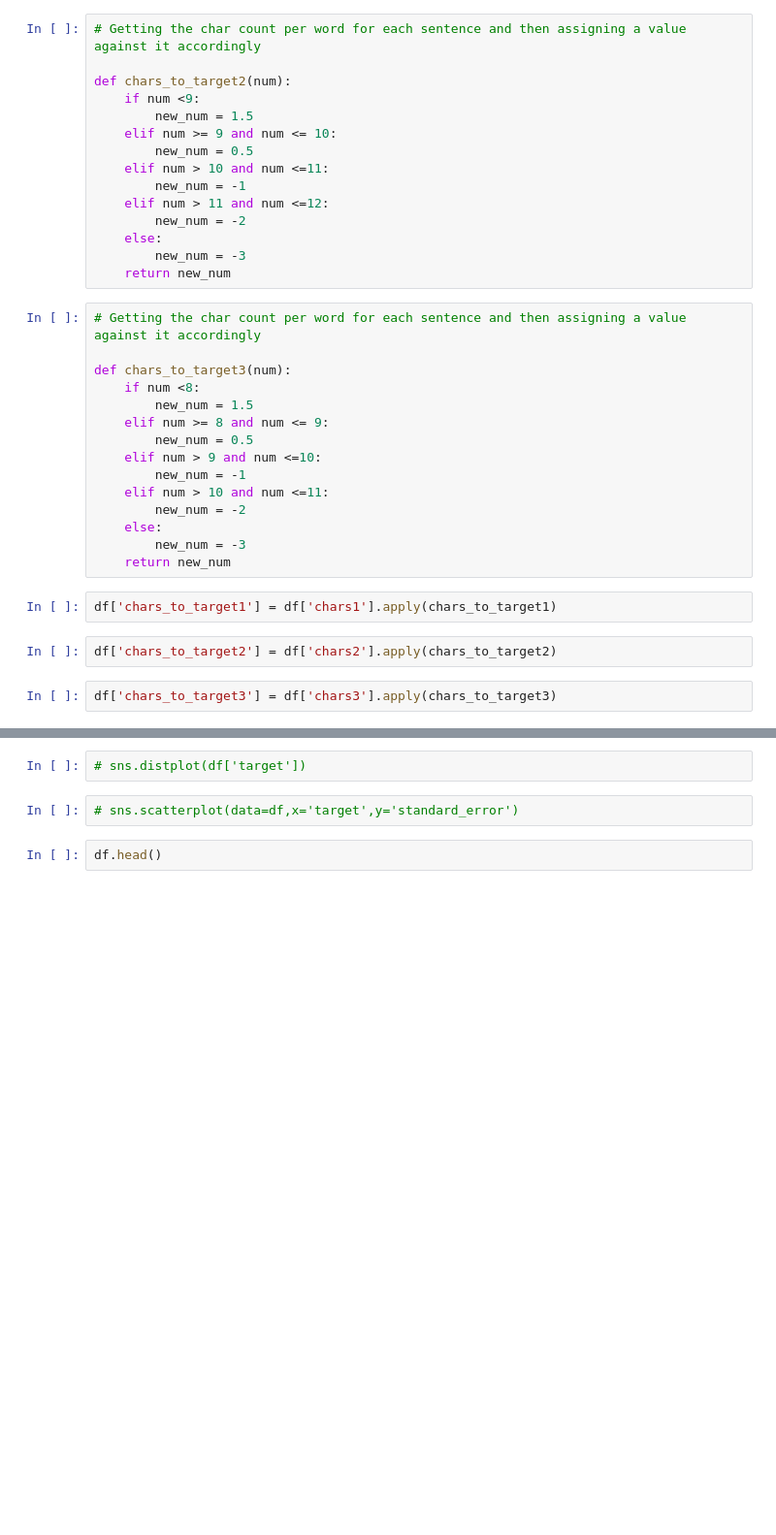
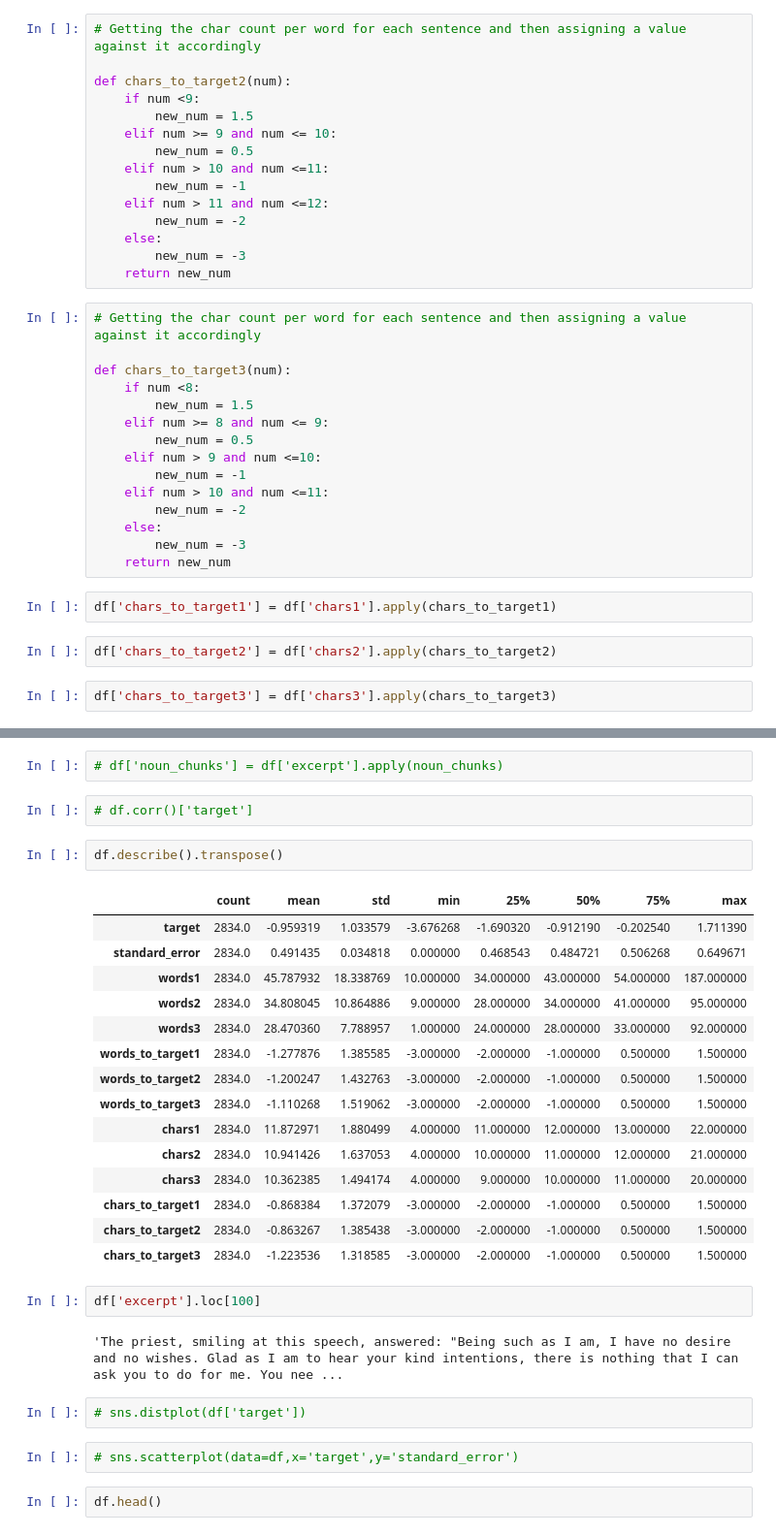
Before and after one commit to arun728/Machine-Learning, a Jupyter notebook: Hackathons/commonlitreadabilityprize/Text Readability Score.ipynb, the cells around one changed output, grey strips where cells are left out. Shown at 97% size. Drawn from its saved outputs; the diff is of its cells as text; blank space fills up the shorter version.

```diff
--- a/Hackathons/commonlitreadabilityprize/Text Readability Score.ipynb
+++ b/Hackathons/commonlitreadabilityprize/Text Readability Score.ipynb
@@ -300,3 +566,29 @@ df.corr()['target']
+# %%
+# df['noun_chunks'] = df['excerpt'].apply(noun_chunks)
+# %%
+# df.corr()['target']
+# %%
+df.describe().transpose()
+# %% [output]
+|  | count | mean | std | min | 25% | 50% | 75% | max |
+| target | 2834.0 | -0.959319 | 1.033579 | -3.676268 | -1.690320 | -0.912190 | -0.202540 | 1.711390 |
+| standard_error | 2834.0 | 0.491435 | 0.034818 | 0.000000 | 0.468543 | 0.484721 | 0.506268 | 0.649671 |
+| words1 | 2834.0 | 45.787932 | 18.338769 | 10.000000 | 34.000000 | 43.000000 | 54.000000 | 187.000000 |
+| words2 | 2834.0 | 34.808045 | 10.864886 | 9.000000 | 28.000000 | 34.000000 | 41.000000 | 95.000000 |
+| words3 | 2834.0 | 28.470360 | 7.788957 | 1.000000 | 24.000000 | 28.000000 | 33.000000 | 92.000000 |
+| words_to_target1 | 2834.0 | -1.277876 | 1.385585 | -3.000000 | -2.000000 | -1.000000 | 0.500000 | 1.500000 |
+| words_to_target2 | 2834.0 | -1.200247 | 1.432763 | -3.000000 | -2.000000 | -1.000000 | 0.500000 | 1.500000 |
+| words_to_target3 | 2834.0 | -1.110268 | 1.519062 | -3.000000 | -2.000000 | -1.000000 | 0.500000 | 1.500000 |
+| chars1 | 2834.0 | 11.872971 | 1.880499 | 4.000000 | 11.000000 | 12.000000 | 13.000000 | 22.000000 |
+| chars2 | 2834.0 | 10.941426 | 1.637053 | 4.000000 | 10.000000 | 11.000000 | 12.000000 | 21.000000 |
+| chars3 | 2834.0 | 10.362385 | 1.494174 | 4.000000 | 9.000000 | 10.000000 | 11.000000 | 20.000000 |
+| chars_to_target1 | 2834.0 | -0.868384 | 1.372079 | -3.000000 | -2.000000 | -1.000000 | 0.500000 | 1.500000 |
+| chars_to_target2 | 2834.0 | -0.863267 | 1.385438 | -3.000000 | -2.000000 | -1.000000 | 0.500000 | 1.500000 |
+| chars_to_target3 | 2834.0 | -1.223536 | 1.318585 | -3.000000 | -2.000000 | -1.000000 | 0.500000 | 1.500000 |
+# %%
+df['excerpt'].loc[100]
+# %% [output]
+'The priest, smiling at this speech, answered: "Being such as I am, I have no desire and no wishes. Glad as I am to hear your kind intentions, there is nothing that I can ask you to do for me. You nee ...
 # %%
 # sns.distplot(df['target'])
 # %%
```
Also changed, not shown: parts of 86 cells of this notebook, 24 other files.
